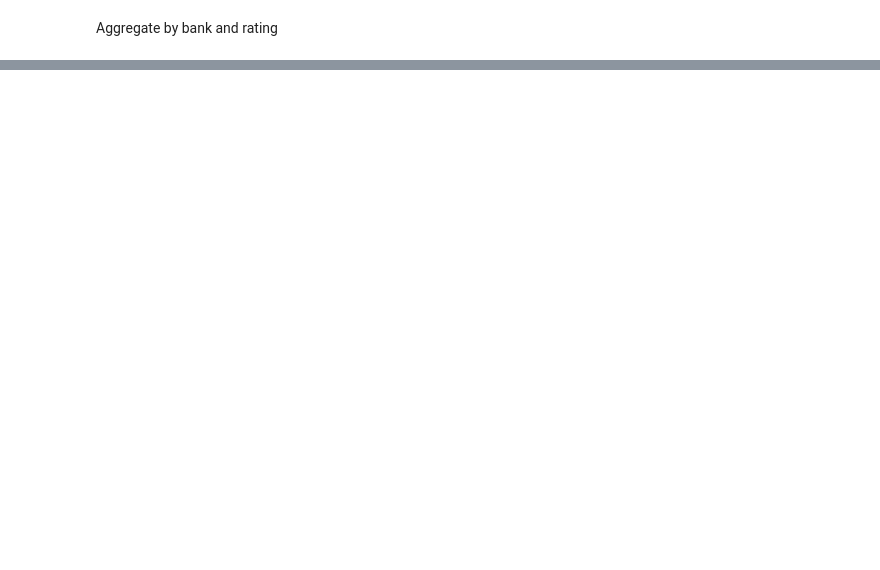
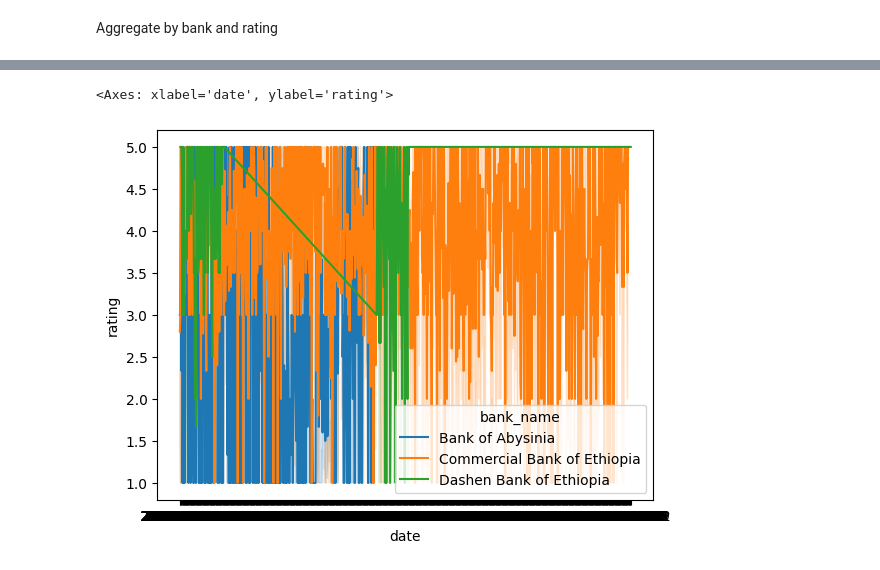
Before and after one commit to befkir/Customer-Experience-Analytics-for-Fintech, a Jupyter notebook: notebooks/Sentiment Analysis.ipynb, the cells around one changed output, grey strips where cells are left out. Saved outputs shown, nothing was run; the diff lists cells and outputs as text; code cells hidden in the pictures; blank space fills up the shorter version.

```diff
--- a/notebooks/Sentiment Analysis.ipynb
+++ b/notebooks/Sentiment Analysis.ipynb
@@ -182,0 +192,6 @@ plt.savefig(output_path)
+# %%
+#  Sentiment Over Time
+sns.lineplot(data=df, x='date', y='rating', hue='bank_name')
+# %% [output]
+<Axes: xlabel='date', ylabel='rating'>
+[figure, added]
```
Also changed, not shown: parts of 6 cells of this notebook, 12 other files.
